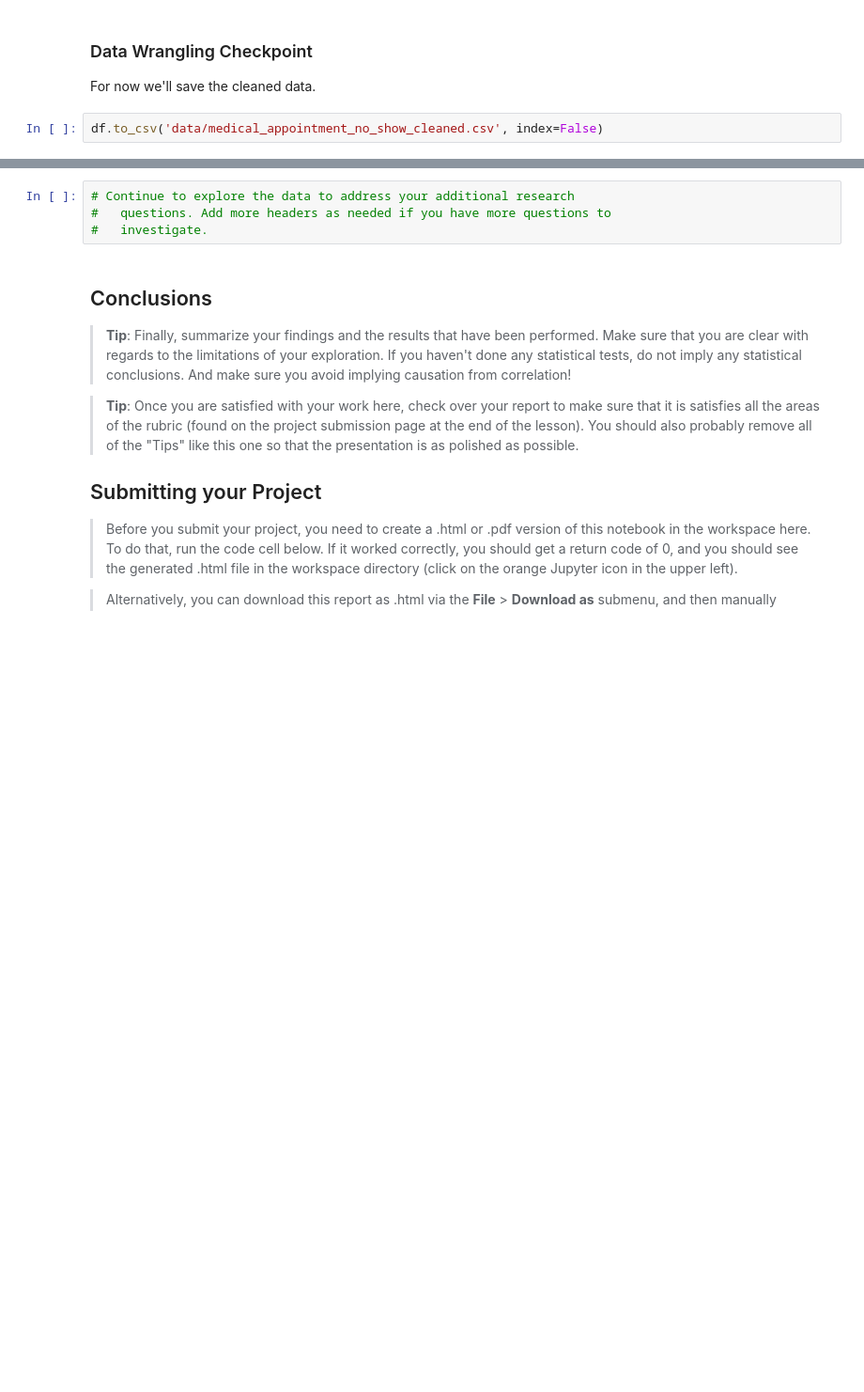
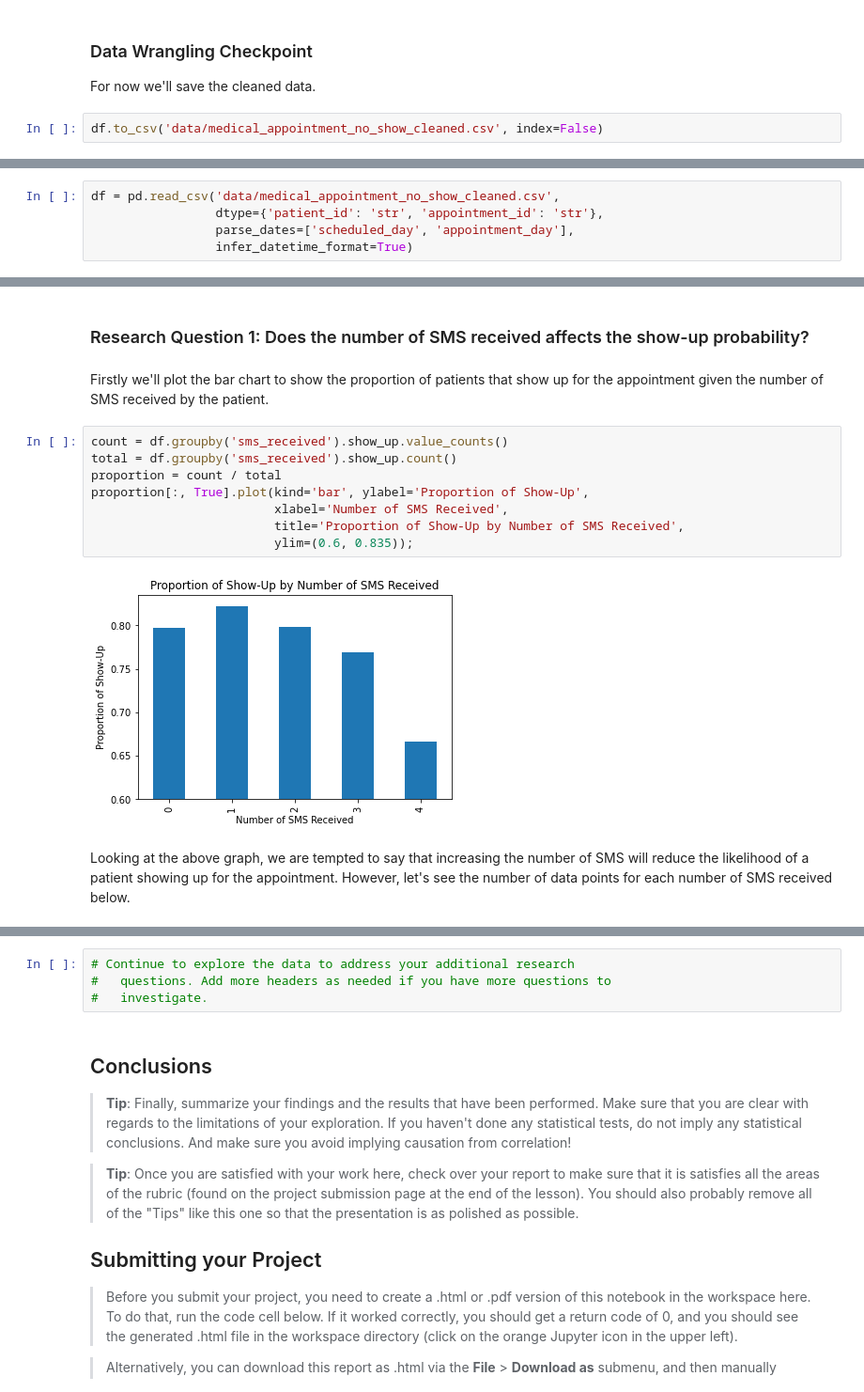
Before and after one commit to fletchersarip93/medical-appointment-no-show-data-analysis, a Jupyter notebook: Investigation_of_No_Show_Appointments_Data.ipynb, the cells around one changed output, grey strips where cells are left out. Shown at 94% size. Saved outputs shown, nothing was run; the diff lists cells and outputs as text; blank space fills up the shorter version.

Commit message:
feat: Finish research question 1

```diff
--- a/Investigation_of_No_Show_Appointments_Data.ipynb
+++ b/Investigation_of_No_Show_Appointments_Data.ipynb
@@ -592,0 +598,5 @@ df.to_csv('data/medical_appointment_no_show_cleaned.csv', index=False)
+# %%
+df = pd.read_csv('data/medical_appointment_no_show_cleaned.csv',
+                 dtype={'patient_id': 'str', 'appointment_id': 'str'},
+                 parse_dates=['scheduled_day', 'appointment_day'],
+                 infer_datetime_format=True)
@@ -592,0 +639,17 @@ df.to_csv('data/medical_appointment_no_show_cleaned.csv', index=False)
+# %% [markdown]
+<a id='researchQuestion1'></a>
+### Research Question 1: Does the number of SMS received affects the show-up probability?
+# %% [markdown]
+Firstly we'll plot the bar chart to show the proportion of patients that show up for the appointment given the number of SMS received by the patient.
+# %%
+count = df.groupby('sms_received').show_up.value_counts()
+total = df.groupby('sms_received').show_up.count()
+proportion = count / total
+proportion[:, True].plot(kind='bar', ylabel='Proportion of Show-Up',
+                         xlabel='Number of SMS Received',
+                         title='Proportion of Show-Up by Number of SMS Received',
+                         ylim=(0.6, 0.835));
+# %% [output]
+[figure, added]
+# %% [markdown]
+Looking at the above graph, we are tempted to say that increasing the number of SMS will reduce the likelihood of a patient showing up for the appointment. However, let's see the number of data points for each number of SMS received below.
```
Also changed, not shown: parts of 25 cells of this notebook.
